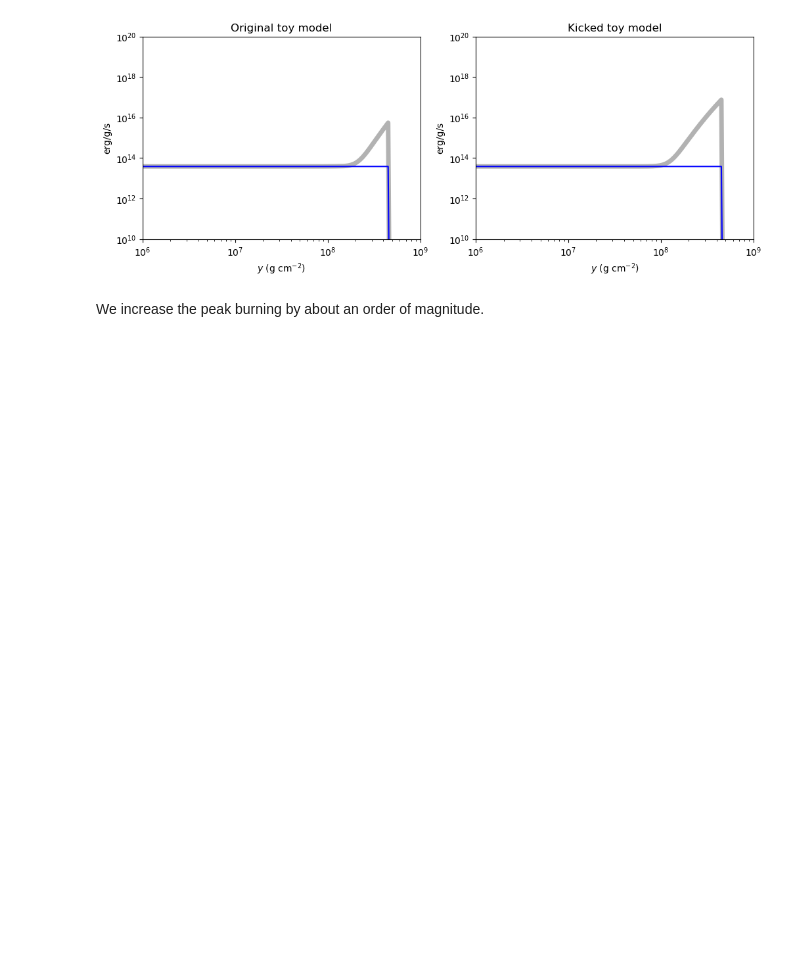
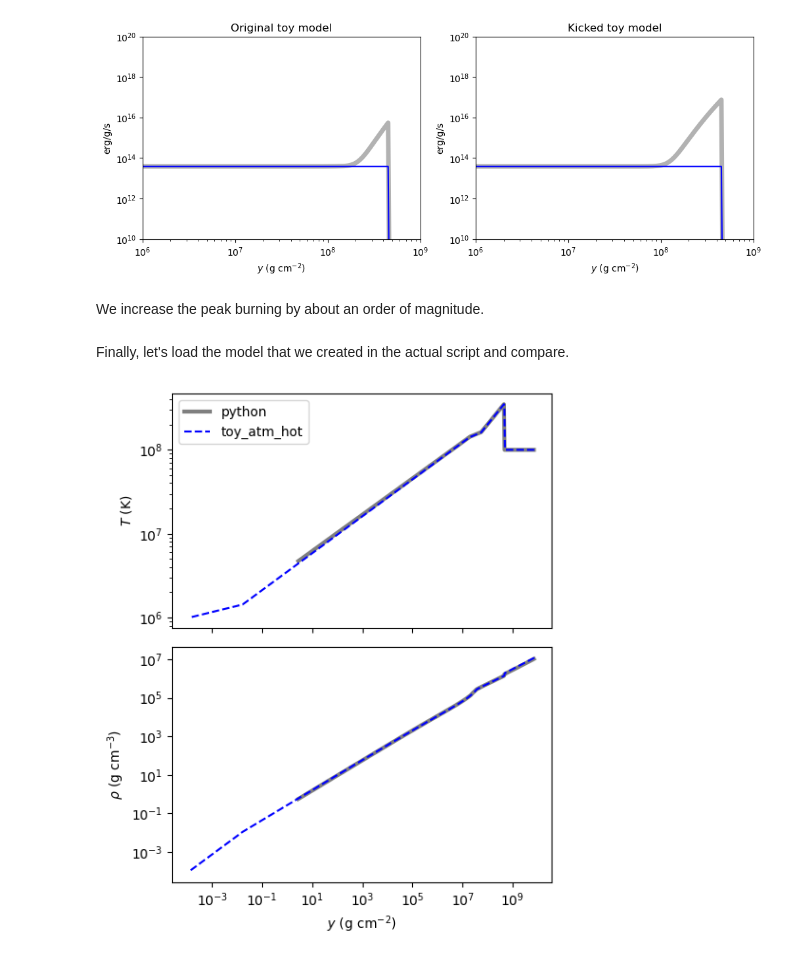
Before and after one commit to AMReX-Astro/MAESTROeX, a Jupyter notebook: Exec/science/xrb_layered/create_initial_model/Initial_Model.ipynb, the cells around one changed output. Saved outputs shown, nothing was run; the diff lists cells and outputs as text; code cells hidden in the pictures; blank space fills up the shorter version.

Commit message:
updated inputs and scripts

```diff
--- a/Exec/science/xrb_layered/create_initial_model/Initial_Model.ipynb
+++ b/Exec/science/xrb_layered/create_initial_model/Initial_Model.ipynb
@@ -455,7 +455,7 @@ $$y_2'=y_2\left(\frac{T_{\rm base}'}{T_{\rm base}}\right)^{\frac{1}{\nabla_1-\na
 where $\nabla_1$ and $\nabla_2$ are the power law indices of the adiabatic and first radiative zone.
 # %%
 T_base_p = 3.5e8
-y2_p = y2 * (T_base_p/T_base) ** (1/(dels[1]-dels[0]))
+y2_p = y2 * (T_base/T_base_p) ** (1/(dels[0]-dels[1]))
 print(f"New location y2 = {y2_p:.2e}")
 # %% [output]
 New location y2 = 5.60e+07
@@ -532,3 +532,41 @@ plt.show()
 [figure]
 # %% [markdown]
 We increase the peak burning by about an order of magnitude.
+# %% [markdown]
+Finally, let's load the model that we created in the actual script and compare.
+# %%
+# toy atm model
+all_data = np.loadtxt("toy_atm/toy_atm_hot_3cm.hse", skiprows=26).T
+names = ["density","temperature","pressure","hydrogen-1","helium-4","carbon-12","carbon-13","nitrogen-13","nitrogen-14","nitrogen-15","oxygen-14","oxygen-15","oxygen-16","oxygen-17","oxygen-18","fluorine-17","fluorine-18","fluorine-19","neon-18","neon-19","neon-20","magnesium-22","magnesium-24","iron-56"]
+data = {name:all_data[i+1] for i,name in enumerate(names)}
+z = all_data[0]
+y=data["pressure"]/g0
+
+fig,axes = plt.subplots(2,1,figsize=(5,6),sharex=True)
+axes[1].set_xlabel(r"$y$ (g cm$^{-2}$)")
+axes[0].set_ylabel(r"$T$ (K)")
+axes[1].set_ylabel(r"$\rho$ (g cm$^{-3}$)")
+
+axes[0].loglog(toy2.y, toy2.T, 'k-', lw=3, alpha=0.5, label='python')
+axes[0].loglog(y, data["temperature"], 'b--', label='toy_atm_hot')
+
+axes[1].loglog(toy2.y, toy2.rho, 'k-', lw=3, alpha=0.5)
+axes[1].loglog(y, data["density"], 'b--')
+
+# other models, just checking
+# import os
+# all_data = np.loadtxt(os.environ.get("PSCRATCH")+"/xrb_layered/RUN31/toy_atm_hot_delta5_3cm.hse", skiprows=26).T
+# data2 = {name:all_data[i+1] for i,name in enumerate(names)}
+# y2=data2["pressure"]/g0
+# axes[0].loglog(y2, data2["temperature"], 'r:', label='other')
+# axes[1].loglog(y2, data2["density"], 'r:')
+# axes[0].set_ylim([1e8,4e8])
+# # axes[1].set_ylim([1e6,5e6])
+# # axes[1].set_xlim([1e6,2e9])
+
+axes[0].legend()
+
+plt.tight_layout()
+plt.show()
+# %% [output]
+[figure, added]
```
Also changed, not shown: parts of 4 cells of this notebook, 32 other files.
